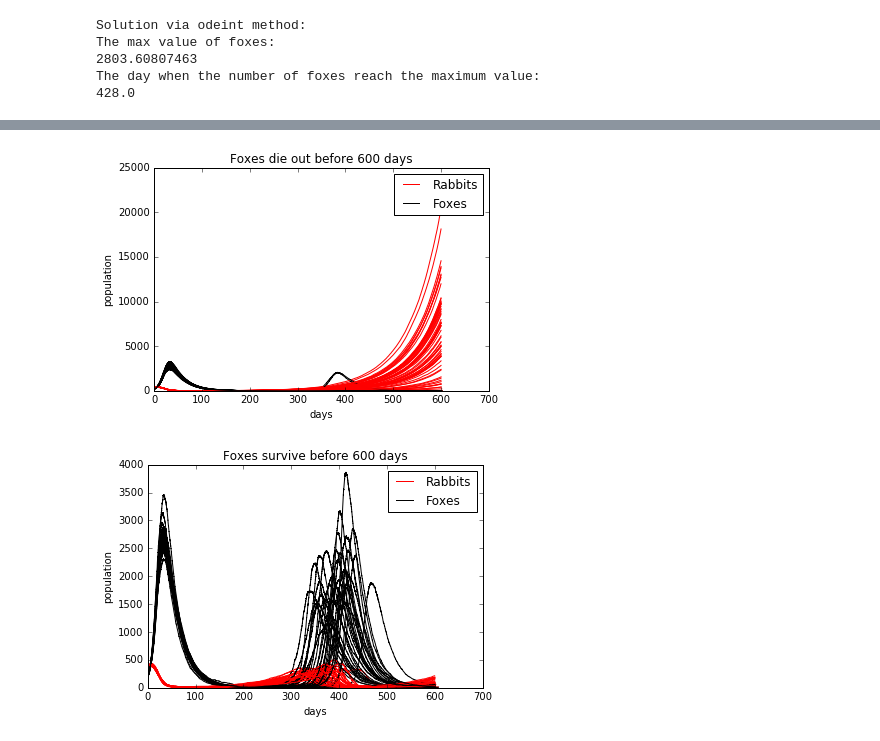
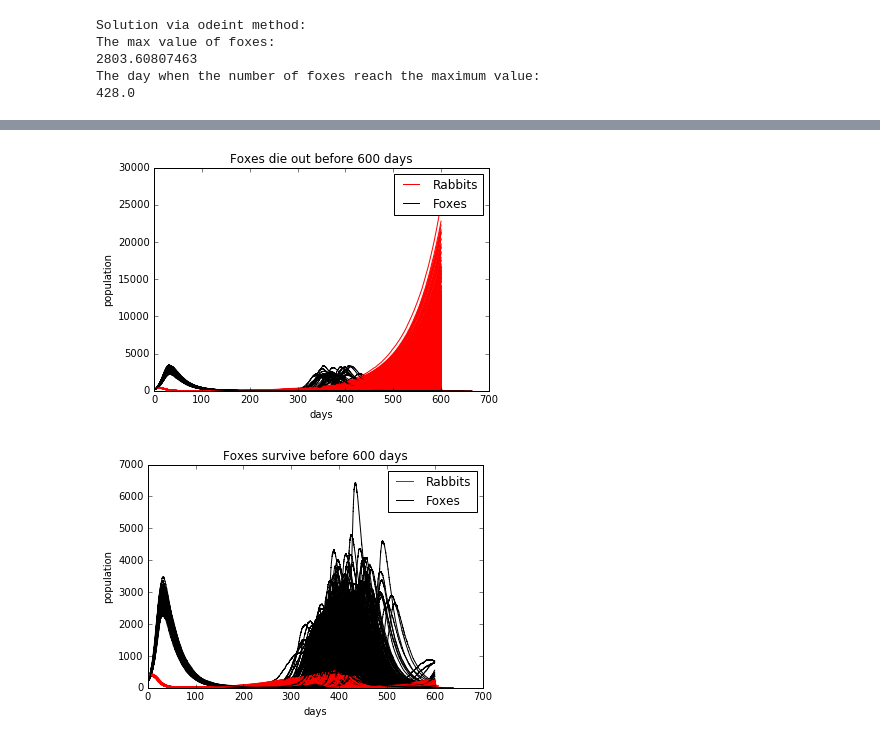
Before and after one commit to CFulco/rabbits-and-foxes-diang1989, a Jupyter notebook: rabbits-and-foxes.ipynb, the cells around one changed output, grey strips where cells are left out. Drawn from its saved outputs; the diff is of its cells as text; code cells hidden in the pictures.

Commit message:
should be fine this time

```diff
--- a/rabbits-and-foxes.ipynb
+++ b/rabbits-and-foxes.ipynb
@@ -195,11 +195,7 @@ The day when the number of foxes reach the maximum value:
 import numpy as np
 import matplotlib.pyplot as plt
 
-
-import numpy as np
-import matplotlib.pyplot as plt
-
-# Kintetic constant
+# Kintetic constants given in the problem
 k_1 = 0.015
 k_2 = 0.00004
 k_3 = 0.0004
@@ -209,31 +205,29 @@ k_4 = 0.04
 R_ini = 400.0
 F_ini = 200.0
 t_ini = 0.0
-k = 0.0
+f = 0.0 # the number of even that only foxes
+r = 0.0 # the number of even that both of rabbits and foxes died out
+
+# while loop
 j = 0
-n = 100
+n = 2000
 
-count_fox_dieout = 0
-count_rabbit_dieout = 0
-fox_peaks = []
-corresponding_ts = []
-running_print = 1
+# Create empty lists for the second fox peak and its corresponding time
+f_peak = []
+f_peak_t = []
 
 while j < n:
 
-# Create empty list and initiate
+# Create empty list for rabbits and foxes
     R = []
     F = []
     t = []
-    A = []
-    B = []
+# Assign the initial condition in the empty list
     R.append(R_ini)
     F.append(F_ini)
     t.append(t_ini)
-
+# Start iteration here
     for i in range(50000):
-
-# Calculate KMC parameter
         r_1 = k_1 * R [i]
         r_2 = k_2 * R [i] * F [i]
         r_3 = k_3 * R [i] * F [i]
@@ -246,6 +240,7 @@ while j < n:
 
         if Q == 0.0:
             j = j + 1
+            r = r + 1    # the possibility that both rabbits and foxes die out
             break
         v = np.random.rand ()
         delta_t = ( 1 / Q ) * (np.log (1 / v))
@@ -271,7 +266,8 @@ while j < n:
             j = j + 1
             break
     if F [i] == 0:
-        k  += 1
+        f  += 1
+    # plot figure that foxes die out
         plt.figure (1)
         plt.plot(t, R, 'r')
         plt.plot(t, F, 'k')
@@ -281,6 +277,7 @@ while j < n:
         plt.legend(['Rabbits', 'Foxes'])
     else:
         plt.figure (2)
+    # plot the figure that foxes survive
         fig_2 = plt.figure (2)
         plt.plot(t, R, 'r')
         plt.plot(t, F, 'k')
@@ -289,35 +286,36 @@ while j < n:
         plt.ylabel ('population')
         plt.legend(['Rabbits', 'Foxes'])
 
-# Second peaks
+# Looking for the second peaks
         F_sp = np.zeros_like (np.arange (len(F)))
         T = np.zeros_like (np.arange (len(F)))
-        for m in range (len(F)):
+        a = int (round (0.5 * len (F)))
+        for m in range (a, len(F)):
             F_sp [m] = F [m]
             T [m] = t [m]
-        peak = np.amax (F_sp)
-        peak_t = T [np.argmax (F_sp)]
-        A.append (peak)
-        B.append (peak_t)
+        f_peak.append (np.amax (F_sp))
+        f_peak_t.append (T [np.argmax (F_sp)])
+plt.show()
+
 # Possibility
-p = k / j * 100
-print (p)
+p = f / j * 100  #the possibility that only foxes die out
+p_1 = r / j * 100 # the possibility that both die out
+
 
 # Expected second peak
-ave_peak = np.average(A)
-ave_t = np.average(B)
+ave_peak = int (round (np.average(f_peak)))
+ave_t = int ( round (np.average(f_peak_t)))
 
 # Interquartile range
-IQR1_peak = np.percentile(A, [25])
-IQR3_peak = np.percentile(A, [75])
-IQR1_t = np.percentile(B, [25])
-IQR3_t = np.percentile(B, [75])
+IQR1_peak = np.percentile(f_peak, 25)
+IQR3_peak = np.percentile(f_peak, 75)
+IQR1_t = np.percentile(f_peak_t, 25)
+IQR3_t = np.percentile(f_peak_t, 75)
 
-plt.show()
 
-print("The results are based on", n, "iterations:")
-print("The expected location of the second peak in foxes:", ave_peak, "foxes at", ave_t, "day.")
-print("The interquartile range of the second peak in foxes:", IQR1_peak, "-", IQR3_peak, "foxes at",
-      IQR1_t, "-", IQR3_t, "days.")
-print("The probability that the foxes die out before 600 days are complete:", p, "%.")
+print ("The results are based on {} iterations:". format (n))
+print ("The probability that the foxes die out before 600 days are complete: {} %.". format (p))
+print ("The probability that both die out before 600 days are complete: {} %.". format (p_1))
+print ("The expected location of the second peak in foxes: {} foxes at {} day.". format (ave_peak, ave_t,))
+print ("The interquartile range of the second peak in foxes: {} - {}, foxes at {} - {} days.". format(IQR1_peak, IQR3_peak,IQR1_t,IQR3_t,))
 # %% [output]
@@ -325,2 +322,2 @@ print("The probability that the foxes die out before 600 days are complete:", p,
-[figure, old version]
+[figure, new version]
-[figure, old version]
+[figure, new version]
```
Also changed, not shown: parts of 2 cells of this notebook.
